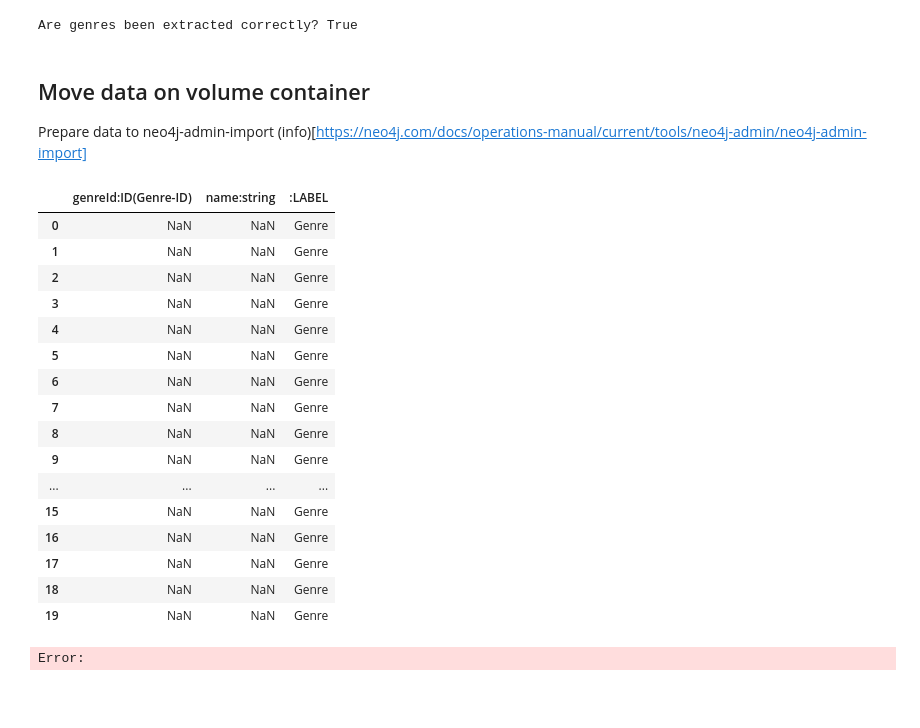
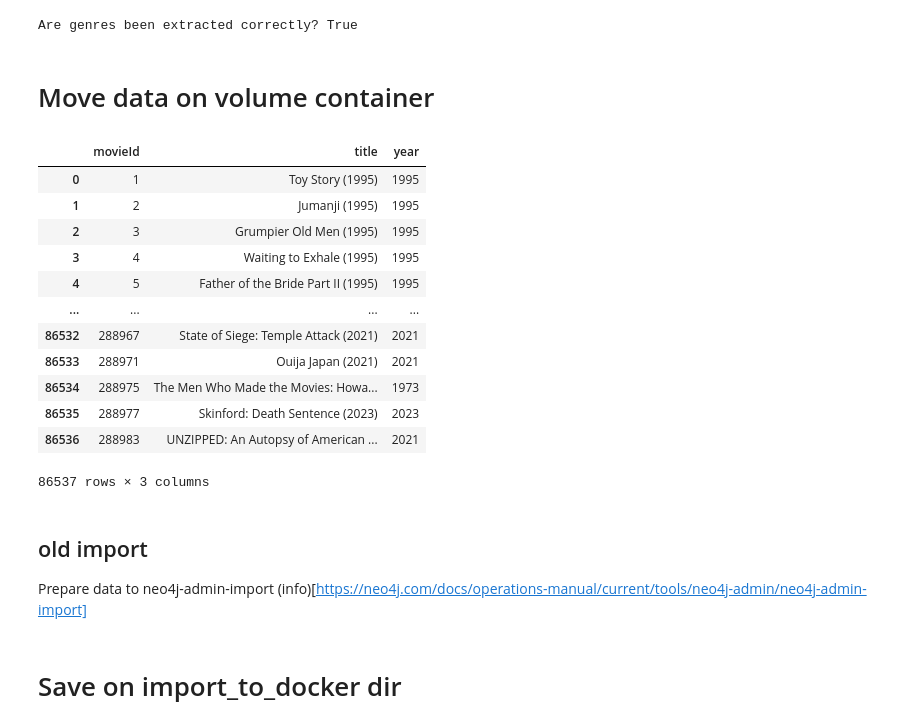
Before and after one commit to AngeloLongano/graph_analytics_movie_dataset, a Jupyter notebook: preprocessing.ipynb, the cells around one changed output. Cells and saved outputs as stored; diff of their text form; code cells hidden in the pictures; blank space fills up the shorter version.

```diff
--- a/preprocessing.ipynb
+++ b/preprocessing.ipynb
@@ -164,4 +172,22 @@ Are genres been extracted correctly? True
+# %% [markdown]
+# Move data on volume container
+# %%
+movies
+# %% [output]
+|  | movieId | title | year |
+| 0 | 1 | Toy Story (1995) | 1995 |
+| 1 | 2 | Jumanji (1995) | 1995 |
+| 2 | 3 | Grumpier Old Men (1995) | 1995 |
+| 3 | 4 | Waiting to Exhale (1995) | 1995 |
+| 4 | 5 | Father of the Bride Part II (1995) | 1995 |
+| ... | ... | ... | ... |
+| 86532 | 288967 | State of Siege: Temple Attack (2021) | 2021 |
+| 86533 | 288971 | Ouija Japan (2021) | 2021 |
+| 86534 | 288975 | The Men Who Made the Movies: Howa... | 1973 |
+| 86535 | 288977 | Skinford: Death Sentence (2023) | 2023 |
+| 86536 | 288983 | UNZIPPED: An Autopsy of American ... | 2021 |
+86537 rows × 3 columns
 # %% [markdown]
-## Move data on volume container
+## old import
 Prepare data to neo4j-admin-import (info)[https://neo4j.com/docs/operations-manual/current/tools/neo4j-admin/neo4j-admin-import]
 # %%
@@ -206,3 +225,5 @@ movies_genres[":TYPE"] = "IN_GENRE"
+# %% [markdown]
+# Save on import_to_docker dir
 # %%
 import os
 
@@ -218,25 +239,3 @@ genres.to_csv(f"{path_to_save}/genres.csv", index=False)
 ratings.to_csv(f"{path_to_save}/ratings.csv", index=False)
 tags.to_csv(f"{path_to_save}/tags.csv", index=False)
 movies_genres.to_csv(f"{path_to_save}/movies_genres.csv", index=False)
-# %%
-genres
-# TODO: change id from movies to genre
-# %% [output]
-|  | genreId:ID(Genre-ID) | name:string | :LABEL |
-| 0 | NaN | NaN | Genre |
-| 1 | NaN | NaN | Genre |
-| 2 | NaN | NaN | Genre |
-| 3 | NaN | NaN | Genre |
-| 4 | NaN | NaN | Genre |
-| 5 | NaN | NaN | Genre |
-| 6 | NaN | NaN | Genre |
-| 7 | NaN | NaN | Genre |
-| 8 | NaN | NaN | Genre |
-| 9 | NaN | NaN | Genre |
-| ... | ... | ... | ... |
-| 15 | NaN | NaN | Genre |
-| 16 | NaN | NaN | Genre |
-| 17 | NaN | NaN | Genre |
-| 18 | NaN | NaN | Genre |
-| 19 | NaN | NaN | Genre |
-Error:
```
Also changed, not shown: parts of 15 cells of this notebook, 2 other files.
